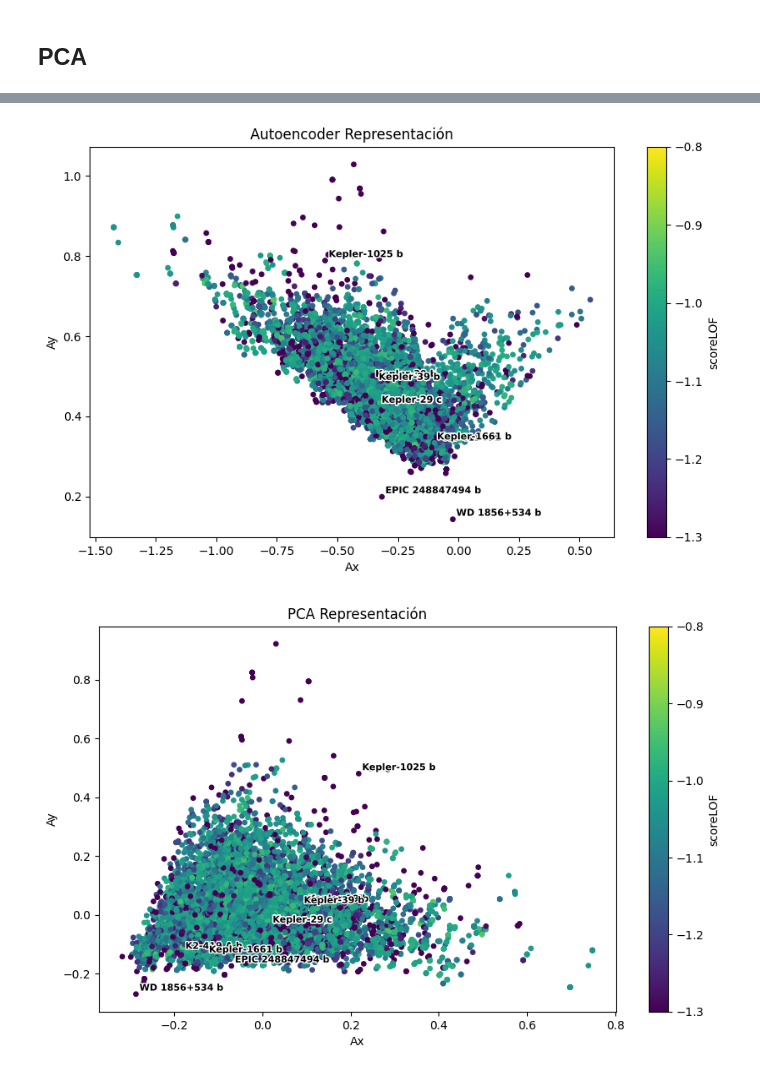
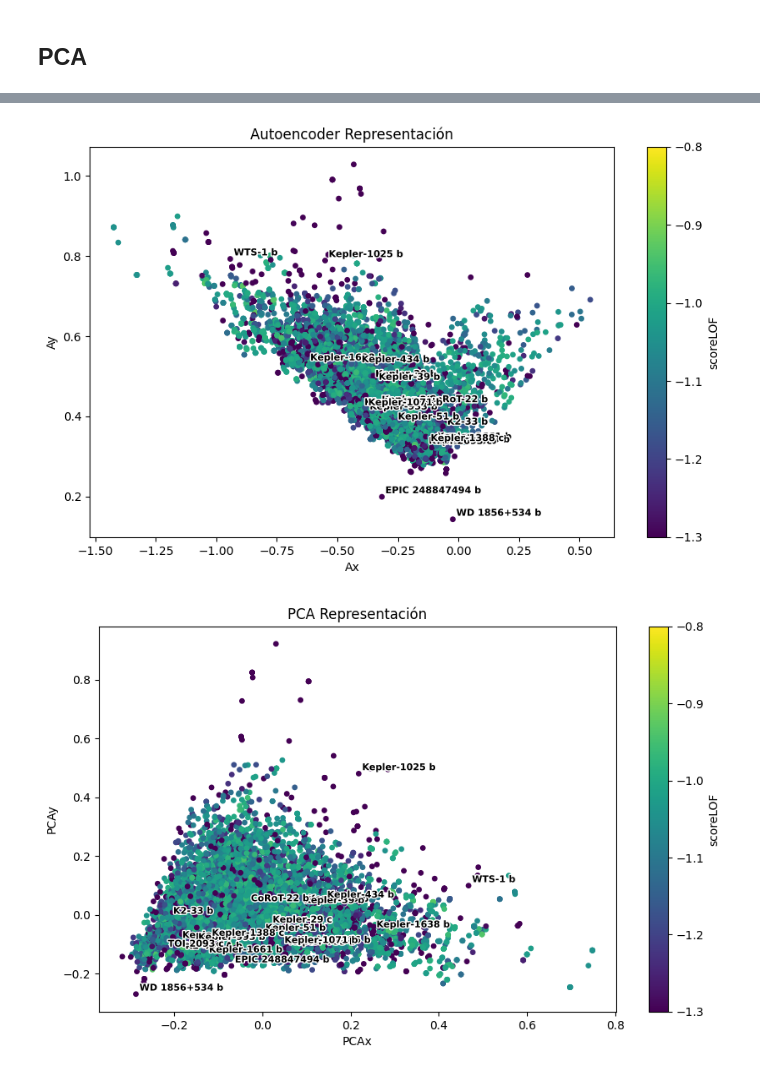
Before and after one commit to AlexSalazar314/Portafolio, a Jupyter notebook: DeteccionAnomalias_SistemasPlanetarios/DeteccionAnomaliasSistemasPlanetarios.ipynb, the cells around one changed output, grey strips where cells are left out. Saved outputs shown, nothing was run; the diff lists cells and outputs as text; code cells hidden in the pictures.

```diff
--- a/DeteccionAnomalias_SistemasPlanetarios/DeteccionAnomaliasSistemasPlanetarios.ipynb
+++ b/DeteccionAnomalias_SistemasPlanetarios/DeteccionAnomaliasSistemasPlanetarios.ipynb
@@ -616,10 +621,10 @@ df_norm ["MSE"] = mse_X
 # %%
-def anotar_top10(df,dfNombresplanetas,x_col="Bottleneck_1", y_col="Bottleneck_2",metric_col="MSE",angle=45):
+def anotar_top10(df,dfNombresplanetas,x_col="Bottleneck_1", y_col="Bottleneck_2",metric_col="MSE",angle=45,top=10):
     """
     Anota los top 10 puntos en el gráfico.
     """
     reverse = False if metric_col == "MSE" else True
-    top10 = df.sort_values(by=metric_col, ascending=reverse).head(10)
+    top10 = df.sort_values(by=metric_col, ascending=reverse).head(top)
     for idx in top10.index:
         x = df.loc[idx, x_col]
         y = df.loc[idx, y_col]
@@ -743,7 +778,8 @@ sc = plt.scatter(df_norm['AE1'], df_norm['AE2'],
 
 
 
-anotar_top10(df_norm, dfNombresplanetas, x_col="AE1", y_col="AE2", metric_col="scoreLOF",angle=0)
+anotar_top10(df_norm, dfNombresplanetas, x_col="AE1", y_col="AE2",
+             metric_col="scoreLOF",angle=0,top=25)
 
 plt.colorbar(sc, label="scoreLOF")
 plt.title("Autoencoder Representación")
@@ -752,23 +788,24 @@ plt.ylabel("Ay")
 plt.savefig("Imagenes/ReduccionDimensional/Autoencoder_Test_scoreLOF.png",
             bbox_inches='tight', pad_inches=0.03)
 # %% [output]
-[figure, old version]
+[figure, new version]
 # %%
 # Representacion PCA con scoreLOF
 
 plt.figure(figsize=(10, 6))
 sc = plt.scatter(df_norm['PCA_1'], df_norm['PCA_2'],
                  c=df_norm['scoreLOF'], s=15, cmap="viridis",vmin=-1.3,vmax=-0.8)
 
 
 
-anotar_top10(df_norm, dfNombresplanetas, x_col="PCA_1", y_col="PCA_2", metric_col="scoreLOF",angle=0)
+anotar_top10(df_norm, dfNombresplanetas, x_col="PCA_1", y_col="PCA_2",
+             metric_col="scoreLOF",angle=0,top=25)
 
 plt.colorbar(sc, label="scoreLOF")
 plt.title("PCA Representación")
-plt.xlabel("Ax")
-plt.ylabel("Ay")
+plt.xlabel("PCAx")
+plt.ylabel("PCAy")
 plt.savefig("Imagenes/ReduccionDimensional/PCA_Test_scoreLOF.png",
             bbox_inches='tight', pad_inches=0.03)
 # %% [output]
-[figure, old version]
+[figure, new version]
```
Also changed, not shown: parts of 14 cells of this notebook, 1 other file.
